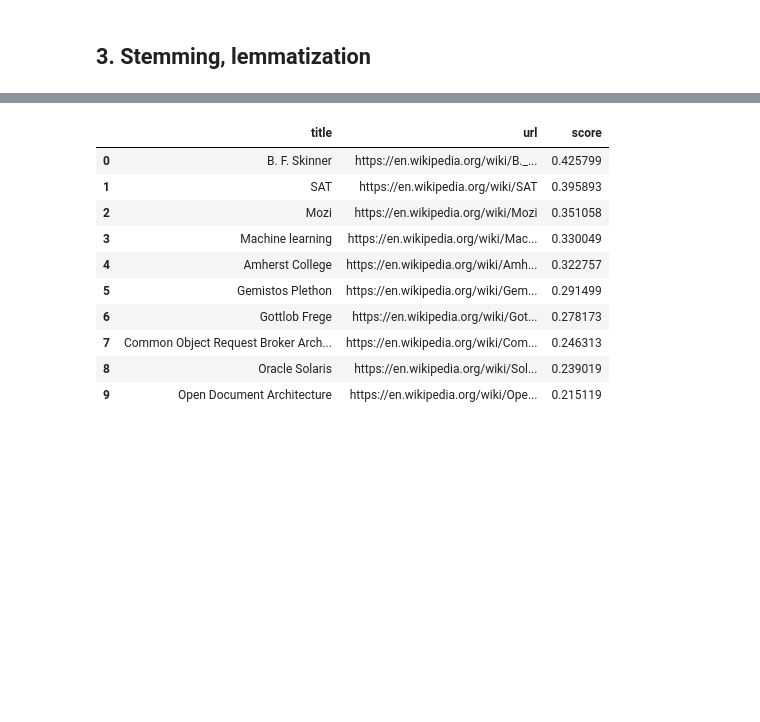
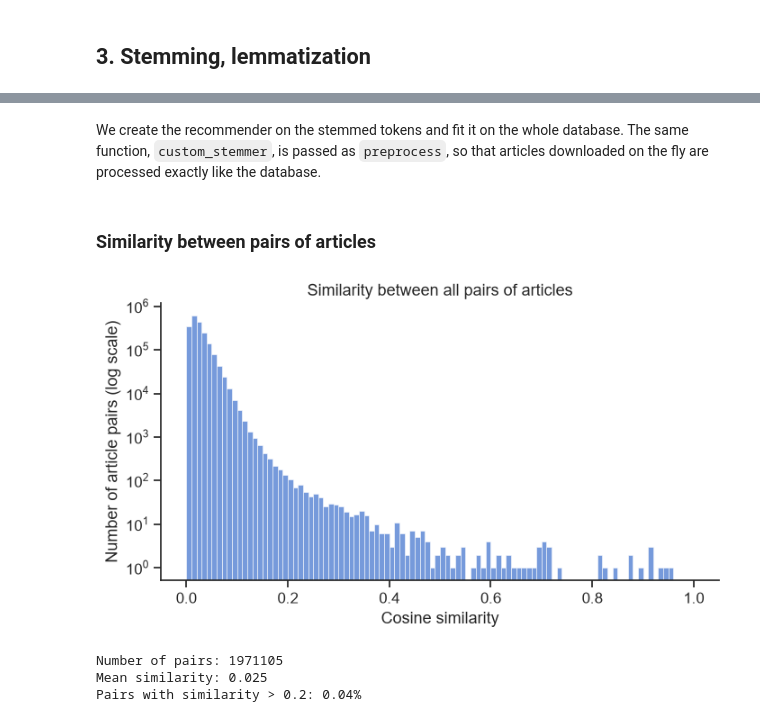
Before and after one commit to jakowczukalicja/wiki-recommender, a Jupyter notebook: wiki-recommender-report.ipynb, the cells around one changed output, grey strips where cells are left out. Drawn from its saved outputs; the diff is of its cells as text; code cells hidden in the pictures; blank space fills up the shorter version.

```diff
--- a/wiki-recommender-report.ipynb
+++ b/wiki-recommender-report.ipynb
@@ -197,7 +353,7 @@ class Recommender():
         tokens = self.preprocess(article["content"])
         return self.vectorizer.transform([" ".join(tokens)]).toarray()
 
-    def recommend(self, items, top_n=10):
+    def recommend(self, items, top_n=10, aggregation="mean"):
         indices = []
         new_vectors = []
         for item in items:
@@ -214,27 +370,45 @@ class Recommender():
 
         vectors = [self.tfidf_matrix[indices].toarray()] + new_vectors
         all_vectors = np.vstack(vectors)
-        profile = all_vectors.mean(axis=0)
-        scores = cosine_similarity([profile], self.tfidf_matrix)[0]
+        if aggregation == "mean":
+            profile = all_vectors.mean(axis=0)
+            scores = cosine_similarity([profile], self.tfidf_matrix)[0]
+        elif aggregation == "max":
+            scores = cosine_similarity(all_vectors, self.tfidf_matrix).max(axis=0)
+        else:
+            raise ValueError("aggregation must be 'mean' or 'max'")
         scores[indices] = -1
 
         top_indices = np.argsort(scores)[::-1][:top_n]
         result = self.df.iloc[top_indices][["title", "url"]].copy()
         result["score"] = scores[top_indices]
         return result.reset_index(drop=True)
+# %% [markdown]
+We create the recommender on the stemmed tokens and fit it on the whole database. The same function, `custom_stemmer`, is passed as `preprocess`, so that articles downloaded on the fly are processed exactly like the database.
 # %%
-rec = Recommender(df, "tokens_lemma", preprocess=custom_lemmatizer)
+rec = Recommender(df, "tokens_stem", preprocess=custom_stemmer)
 rec.fit()
-rec.recommend(["Jazz", "https://en.wikipedia.org/wiki/Saxophone"])
-# %% [output]
-|  | title | url | score |
-| 0 | B. F. Skinner | https://en.wikipedia.org/wiki/B._... | 0.425799 |
-| 1 | SAT | https://en.wikipedia.org/wiki/SAT | 0.395893 |
-| 2 | Mozi | https://en.wikipedia.org/wiki/Mozi | 0.351058 |
-| 3 | Machine learning | https://en.wikipedia.org/wiki/Mac... | 0.330049 |
-| 4 | Amherst College | https://en.wikipedia.org/wiki/Amh... | 0.322757 |
-| 5 | Gemistos Plethon | https://en.wikipedia.org/wiki/Gem... | 0.291499 |
-| 6 | Gottlob Frege | https://en.wikipedia.org/wiki/Got... | 0.278173 |
-| 7 | Common Object Request Broker Arch... | https://en.wikipedia.org/wiki/Com... | 0.246313 |
-| 8 | Oracle Solaris | https://en.wikipedia.org/wiki/Sol... | 0.239019 |
-| 9 | Open Document Architecture | https://en.wikipedia.org/wiki/Ope... | 0.215119 |
+# %% [markdown]
+### Similarity between pairs of articles
+# %%
+sim = cosine_similarity(rec.tfidf_matrix)
+pairs = sim[np.triu_indices_from(sim, k=1)]
+
+fig, ax = plt.subplots(figsize=(8, 4))
+sns.histplot(pairs, bins=np.arange(0, 1.01, 0.01), ax=ax)
+ax.set_yscale("log")
+ax.set_xlabel("Cosine similarity")
+ax.set_ylabel("Number of article pairs (log scale)")
+ax.set_title("Similarity between all pairs of articles")
+ax.minorticks_off()
+sns.despine()
+plt.show()
+
+print(f"Number of pairs: {len(pairs)}")
+print(f"Mean similarity: {pairs.mean():.3f}")
+print(f"Pairs with similarity > 0.2: {(pairs > 0.2).mean():.2%}")
+# %% [output]
+[figure, added]
+Number of pairs: 1971105
+Mean similarity: 0.025
+Pairs with similarity > 0.2: 0.04%
```
Also changed, not shown: parts of 56 cells of this notebook, 2 other files.
